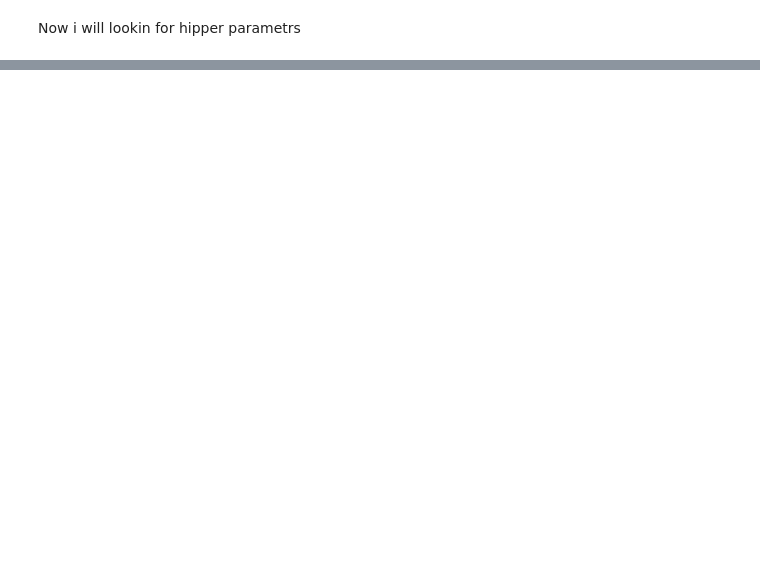
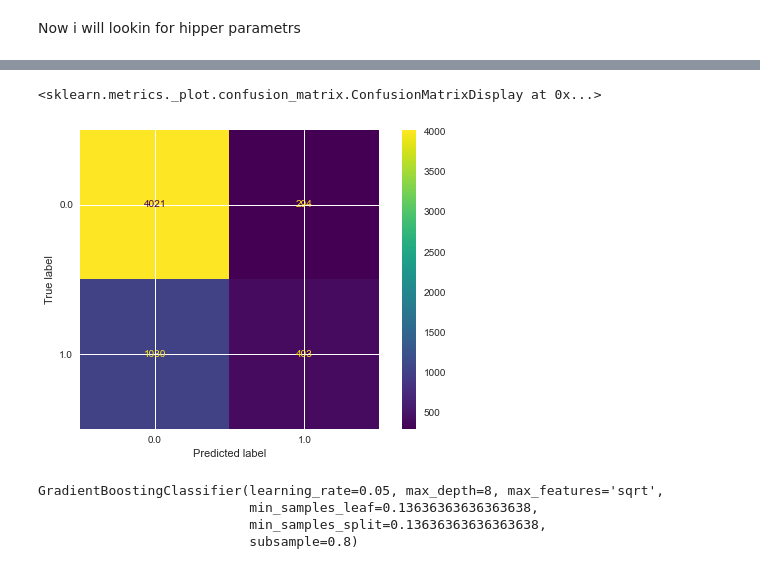
Before and after one commit to VladimirKrutko/Propobility-of-leaving, a Jupyter notebook: Sol.ipynb, the cells around one changed output, grey strips where cells are left out. Drawn from its saved outputs; the diff is of its cells as text; code cells hidden in the pictures; blank space fills up the shorter version.

```diff
--- a/Sol.ipynb
+++ b/Sol.ipynb
@@ -552,0 +496,2 @@ learne_curve(GradientBoostingClassifier(), 'accuracy')
+# %%
+X_train, X_test, y_train, y_test = train_test_split(X, y, stratify=y, test_size=0.3, shuffle=True,random_state=12)
@@ -552,0 +500,14 @@ learne_curve(GradientBoostingClassifier(), 'accuracy')
+# %%
+parameters = {
+    "learning_rate": [0.01, 0.025, 0.05, 0.075, 0.1, 0.15, 0.2],
+    "min_samples_split": np.linspace(0.1, 0.5, 12),
+    "min_samples_leaf": np.linspace(0.1, 0.5, 12),
+    "max_depth":[3,5,8, 10, 20, 30],
+    "max_features":["log2","sqrt"],
+    "subsample":[0.5, 0.618, 0.8, 0.85, 0.9, 0.95, 1.0],
+    }
+# %%
+clf= RandomizedSearchCV(GradientBoostingClassifier(),
+parameters, cv=10, n_jobs=-1, scoring='precision')
+# %%
+clf.fit(X_train, y_train)
@@ -552,0 +530,5 @@ learne_curve(GradientBoostingClassifier(), 'accuracy')
+# %%
+plot_confusion_matrix(clf, X_test, y_test)
+# %% [output]
+<sklearn.metrics._plot.confusion_matrix.ConfusionMatrixDisplay at 0x...>
+[figure, added]
@@ -552,0 +537,7 @@ learne_curve(GradientBoostingClassifier(), 'accuracy')
+# %%
+clf.best_estimator_
+# %% [output]
+GradientBoostingClassifier(learning_rate=0.05, max_depth=8, max_features='sqrt',
+                           min_samples_leaf=0.13636363636363638,
+                           min_samples_split=0.13636363636363638,
+                           subsample=0.8)
```
Also changed, not shown: parts of 46 cells of this notebook.
